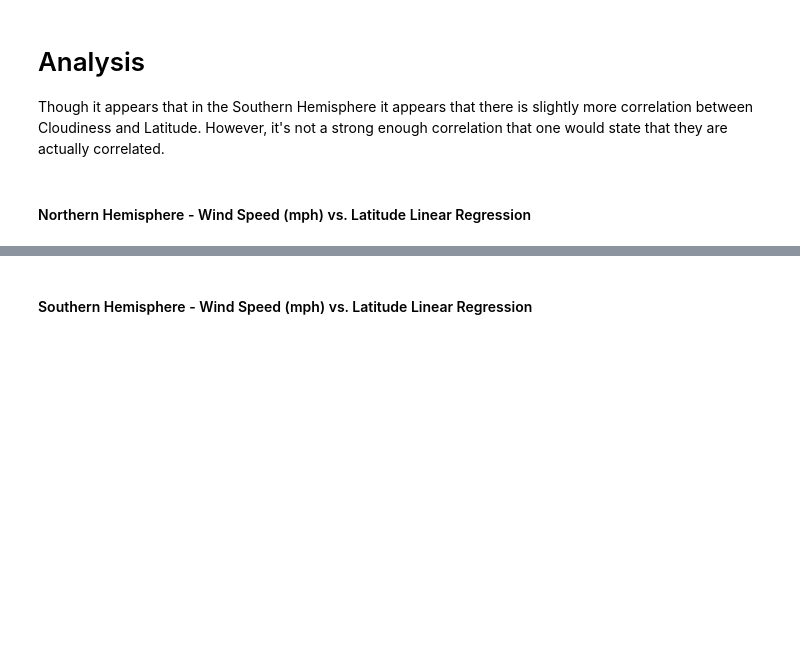
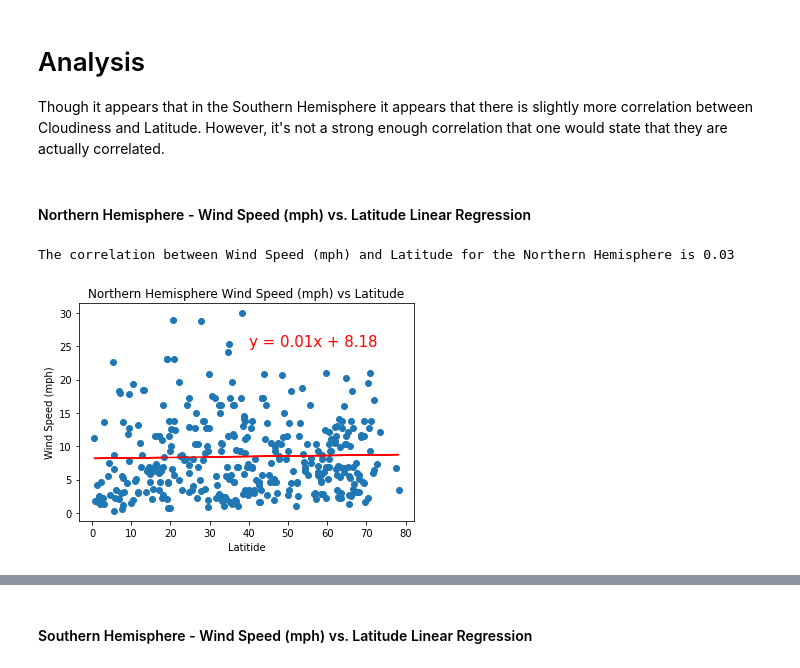
Before and after one commit to HollyHeredia/Python-API-Challenge, a Jupyter notebook: WeatherPy/WeatherPy.ipynb, the cells around one changed output, grey strips where cells are left out. Saved outputs shown, nothing was run; the diff lists cells and outputs as text; code cells hidden in the pictures; blank space fills up the shorter version.

```diff
--- a/WeatherPy/WeatherPy.ipynb
+++ b/WeatherPy/WeatherPy.ipynb
@@ -557,28 +553,31 @@ Though it appears that in the Southern Hemisphere it appears that there is sligh
 # %%
 #Set Axis
 x_axis = NorthernDF['Lat']
 y_axis = NorthernDF['Wind Speed']
 # Pearson R
 r = st.pearsonr(x_axis, y_axis)
 print(f"The correlation between Wind Speed (mph) and Latitude for the Northern Hemisphere is {round(r[0],2)}")
 
 # Linear regression model
 (slope, intercept, rvalue, pvalue, stderr) = st.linregress(x_axis, y_axis)
 regress_values = x_axis * slope + intercept
 line_eq = "y = " + str(round(slope,2)) + "x + " + str(round(intercept,2))
 
 # Plot
 plt.scatter(x_axis, y_axis)
 plt.plot(x_axis, regress_values, "r-")
-plt.annotate(line_eq,(48,46),fontsize=15,color="red")
+plt.annotate(line_eq,(40,25),fontsize=15,color="red")
 
 # Add labels and title
-plt.xlabel('Latitidue')
+plt.xlabel('Latitide')
 plt.ylabel('Wind Speed (mph)')
 plt.title('Northern Hemisphere Wind Speed (mph) vs Latitude')
 
 # Show plot
 plt.show
 
 # Print plot
 plt.savefig("Output/Northern_Latitude_vs_Wind_Speeed.png")
+# %% [output]
+The correlation between Wind Speed (mph) and Latitude for the Northern Hemisphere is 0.03
+[figure, added]
```
Also changed, not shown: parts of 17 cells of this notebook, 1 other file.
